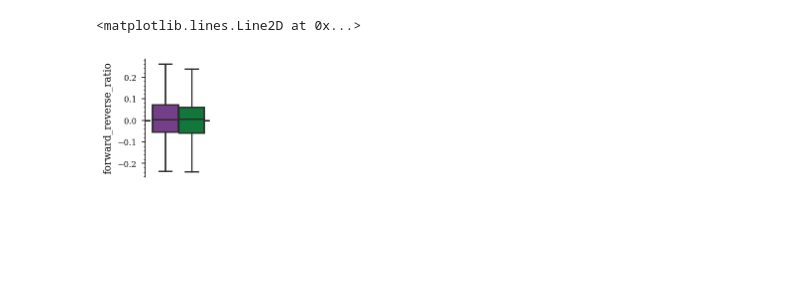
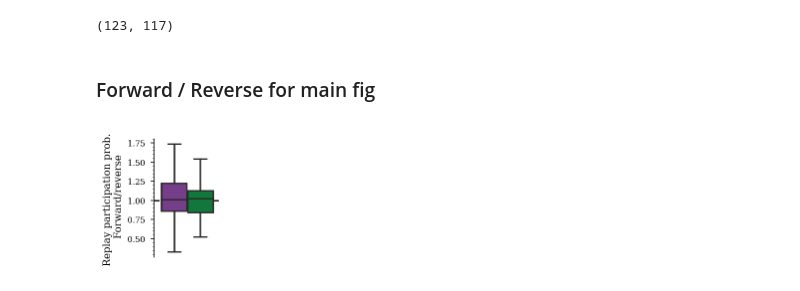
Before and after one commit to ryanharvey1/ripple_heterogeneity, a Jupyter notebook: scripts/replay/replay_participation_all_replays.ipynb, the cells around one changed output. Cells and saved outputs as stored; diff of their text form; code cells hidden in the pictures; blank space fills up the shorter version.

```diff
--- a/scripts/replay/replay_participation_all_replays.ipynb
+++ b/scripts/replay/replay_participation_all_replays.ipynb
@@ -241,0 +304,27 @@ np.argmin(pval),np.min(pval)
+# %%
+import pingouin as pg
+
+fig, axs = plt.subplots(1, 2, figsize=functions.set_size(
+    'thesis', fraction=1, subplots=(2, 3)), edgecolor='k')
+fig.subplots_adjust(hspace=.2, wspace=.1)
+axs = axs.ravel()
+
+ax = plt.gca()
+par_df_long["basepath_UID"] = par_df_long.basepath + "_" + par_df_long.UID.astype(str)
+
+pg.plot_paired(
+    data=par_df_long[par_df_long.deepSuperficial == "Deep"],
+    dv="replay_participation",
+    within="replay_type",
+    subject="basepath_UID",
+    ax=axs[0],
+    pointplot_kwargs={"alpha": 0.25, "s": .5},colors=['r','k','b'],
+)
+pg.plot_paired(
+    data=par_df_long[par_df_long.deepSuperficial == "Superficial"],
+    dv="replay_participation",
+    within="replay_type",
+    subject="basepath_UID",
+    ax=axs[1],
+    pointplot_kwargs={"alpha": 0.25},colors=['r','k','b']
+)
@@ -244,9 +336,22 @@ np.argmin(pval),np.min(pval)
 #     par_df.forward_replay_par - par_df.reverse_replay_par
 # ) / (par_df.forward_replay_par + par_df.reverse_replay_par)
 
+# par_df["forward_reverse_ratio"] = (
+#     par_df.forward_replay_par - par_df.reverse_replay_par
+# )
+
 par_df["forward_reverse_ratio"] = (
-    par_df.forward_replay_par - par_df.reverse_replay_par
+    par_df.forward_replay_par / par_df.reverse_replay_par
 )
+# %%
+(par_df[par_df.deepSuperficial == "Deep"].forward_reverse_ratio > 1).sum()
+(par_df[par_df.deepSuperficial == "Deep"].forward_reverse_ratio < 1).sum()
+
+(par_df[par_df.deepSuperficial == "Superficial"].forward_reverse_ratio > 1).sum(),(par_df[par_df.deepSuperficial == "Superficial"].forward_reverse_ratio < 1).sum()
+# %% [output]
+(123, 117)
+# %% [markdown]
+### Forward / Reverse for main fig
 # %%
 fig = plt.figure(
     figsize=functions.set_size("thesis", fraction=0.2, subplots=(3, 1)), edgecolor=None
@@ -263,37 +368,44 @@ sns.boxplot(
     showfliers=False,
 )
     # boxprops=dict(alpha=.7)
 
 # sns.stripplot(
 #     x="epoch",
 #     y="forward_reverse_ratio",
 #     hue="deepSuperficial",
 #     hue_order=group_colors.keys(),
-#     data=par_df,
+#     data=par_df[keep_idx],
 #     dodge=True,
 #     color="k",
 #     size=3,
 #     alpha=0.5,
 # )
 plt.legend(
     bbox_to_anchor=(2, 1),
     loc="upper right",
     fancybox=False,
     shadow=False,
     ncol=1,
     frameon=False,
 )
 sns.despine()
 ax = plt.gca()
 ax.yaxis.set_minor_locator(AutoMinorLocator())
 ax.axes.get_xaxis().set_ticks([])
 ax.spines["bottom"].set_visible(False)
 ax.get_legend().remove()
 ax.set_xlabel("")
-ax.axhline(0, linestyle="--", color="k",zorder=-1000)
+ax.axhline(1, linestyle="--", color="k",zorder=-1000)
+
+ax.set_ylabel("Replay participation prob. \n Forward/reverse")
+
+plt.savefig(
+    os.path.join(fig_save_path, "replay_participation_replay_type.svg"),
+    dpi=300,
+    bbox_inches="tight",
+)
 # %% [output]
-<matplotlib.lines.Line2D at 0x...>
-[figure, old version]
+[figure, new version]
 # %%
 fig = plt.figure(
     figsize=functions.set_size("thesis", fraction=0.2, subplots=(3, 1)), edgecolor=None
```
Also changed, not shown: parts of 31 cells of this notebook.
